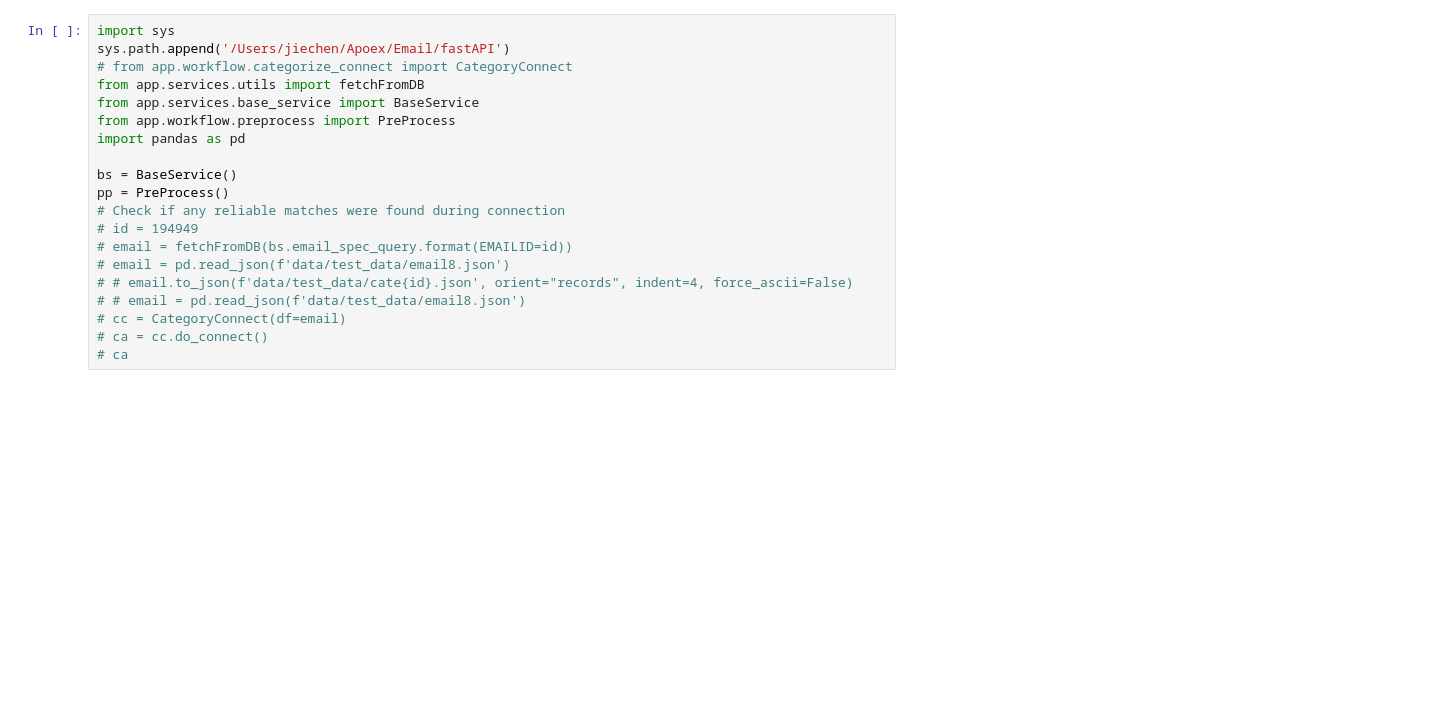
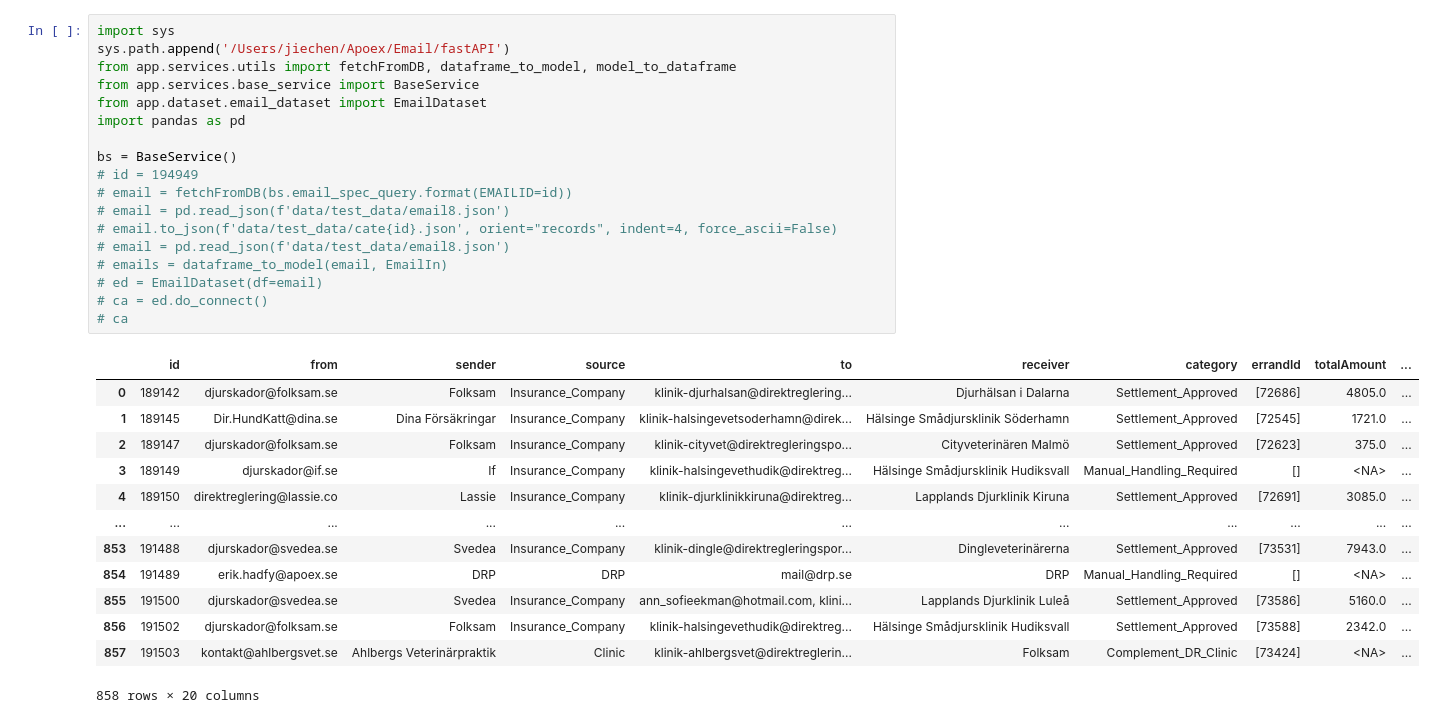
Before and after one commit to Jacque008/email_fastAPI, a Jupyter notebook: test.ipynb, the cells around one changed output. Drawn from its saved outputs; the diff is of its cells as text; blank space fills up the shorter version.

```diff
--- a/test.ipynb
+++ b/test.ipynb
@@ -1,23 +1,35 @@
 # %%
 import sys
 sys.path.append('/Users/jiechen/Apoex/Email/fastAPI')
-# from app.workflow.categorize_connect import CategoryConnect
-from app.services.utils import fetchFromDB
+from app.services.utils import fetchFromDB, dataframe_to_model, model_to_dataframe
 from app.services.base_service import BaseService
-from app.workflow.preprocess import PreProcess
+from app.dataset.email_dataset import EmailDataset
 import pandas as pd
 
 bs = BaseService()
-pp = PreProcess()
-# Check if any reliable matches were found during connection
 # id = 194949
 # email = fetchFromDB(bs.email_spec_query.format(EMAILID=id))
 # email = pd.read_json(f'data/test_data/email8.json')
-# # email.to_json(f'data/test_data/cate{id}.json', orient="records", indent=4, force_ascii=False)
-# # email = pd.read_json(f'data/test_data/email8.json')
-# cc = CategoryConnect(df=email)
-# ca = cc.do_connect()
+# email.to_json(f'data/test_data/cate{id}.json', orient="records", indent=4, force_ascii=False)
+# email = pd.read_json(f'data/test_data/email8.json')
+# emails = dataframe_to_model(email, EmailIn)
+# ed = EmailDataset(df=email)
+# ca = ed.do_connect()
 # ca
+# %% [output]
+|  | id | from | sender | source | to | receiver | category | errandId | totalAmount | ... |
+| 0 | 189142 | djurskador@folksam.se | Folksam | Insurance_Company | klinik-djurhalsan@direktreglering... | Djurhälsan i Dalarna | Settlement_Approved | [72686] | 4805.0 | ... |
+| 1 | 189145 | Dir.HundKatt@dina.se | Dina Försäkringar | Insurance_Company | klinik-halsingevetsoderhamn@direk... | Hälsinge Smådjursklinik Söderhamn | Settlement_Approved | [72545] | 1721.0 | ... |
+| 2 | 189147 | djurskador@folksam.se | Folksam | Insurance_Company | klinik-cityvet@direktregleringspo... | Cityveterinären Malmö | Settlement_Approved | [72623] | 375.0 | ... |
+| 3 | 189149 | djurskador@if.se | If | Insurance_Company | klinik-halsingevethudik@direktreg... | Hälsinge Smådjursklinik Hudiksvall | Manual_Handling_Required | [] | <NA> | ... |
+| 4 | 189150 | direktreglering@lassie.co | Lassie | Insurance_Company | klinik-djurklinikkiruna@direktreg... | Lapplands Djurklinik Kiruna | Settlement_Approved | [72691] | 3085.0 | ... |
+| ... | ... | ... | ... | ... | ... | ... | ... | ... | ... | ... |
+| 853 | 191488 | djurskador@svedea.se | Svedea | Insurance_Company | klinik-dingle@direktregleringspor... | Dingleveterinärerna | Settlement_Approved | [73531] | 7943.0 | ... |
+| 854 | 191489 | erik.hadfy@apoex.se | DRP | DRP | mail@drp.se | DRP | Manual_Handling_Required | [] | <NA> | ... |
+| 855 | 191500 | djurskador@svedea.se | Svedea | Insurance_Company | ann_sofieekman@hotmail.com, klini... | Lapplands Djurklinik Luleå | Settlement_Approved | [73586] | 5160.0 | ... |
+| 856 | 191502 | djurskador@folksam.se | Folksam | Insurance_Company | klinik-halsingevethudik@direktreg... | Hälsinge Smådjursklinik Hudiksvall | Settlement_Approved | [73588] | 2342.0 | ... |
+| 857 | 191503 | kontakt@ahlbergsvet.se | Ahlbergs Veterinärpraktik | Clinic | klinik-ahlbergsvet@direktreglerin... | Folksam | Complement_DR_Clinic | [73424] | <NA> | ... |
+858 rows × 20 columns
 # %%
 from app.services.classifier import Classifier
 a = Classifier()
```
Also changed, not shown: parts of 8 cells of this notebook, 11 other files.
